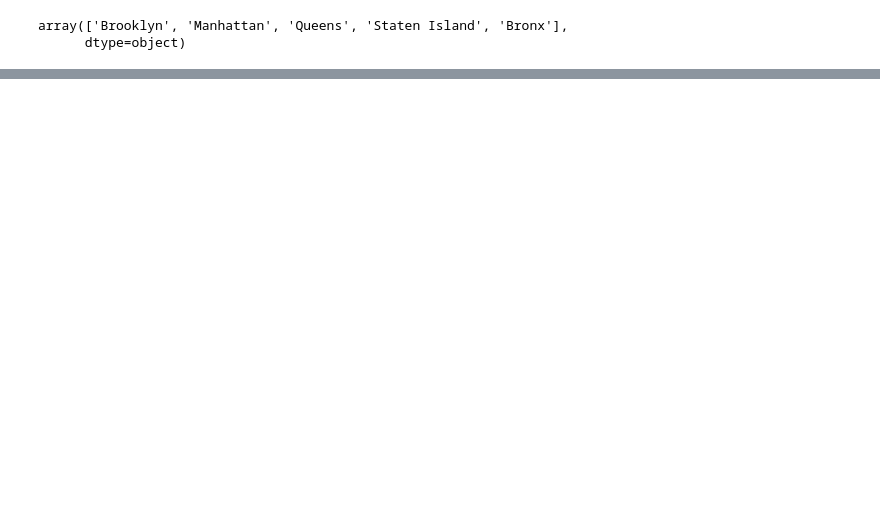
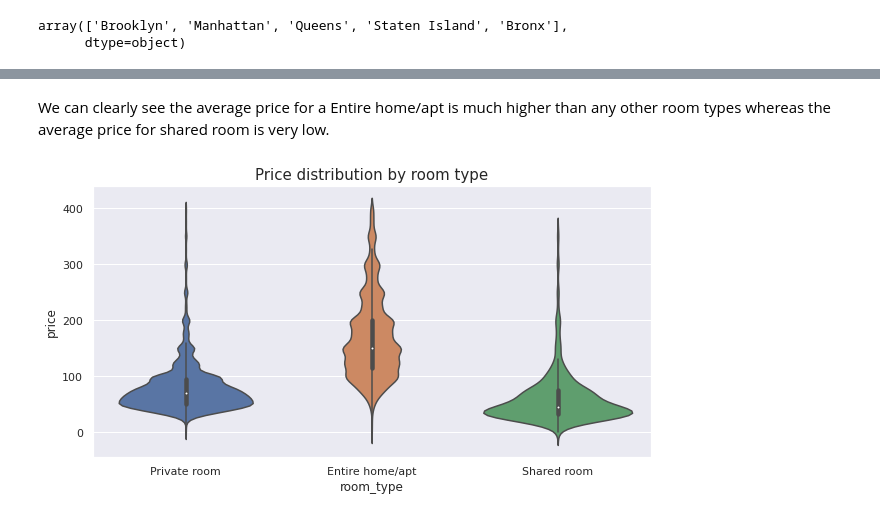
Before and after one commit to Priyabrat845/Airbnb-Booking-Analysis, a Jupyter notebook: Copy_of_Airbnb_Bookings_Analysis_Capstone_Project.ipynb, the cells around one changed output, grey strips where cells are left out. Saved outputs shown, nothing was run; the diff lists cells and outputs as text; code cells hidden in the pictures; blank space fills up the shorter version.

```diff
--- a/Copy_of_Airbnb_Bookings_Analysis_Capstone_Project.ipynb
+++ b/Copy_of_Airbnb_Bookings_Analysis_Capstone_Project.ipynb
@@ -279,0 +449,10 @@ Index(['host_id', 'host_name', 'neighbourhood_group', 'neighbourhood',
+# %% [markdown]
+We can clearly see the average price for a Entire home/apt is much higher than any other room types whereas the average price for shared room is very low.
+# %%
+# using violinplot to showcase density and distribtuion of prices
+plt.figure(figsize=(10,5))
+vio_plt=sns.violinplot(data=adjusted_airbnb_df, x='room_type', y='price')
+vio_plt.set_title('Price distribution by room type',size=15)
+plt.show()
+# %% [output]
+[figure, added]
```
Also changed, not shown: parts of 90 cells of this notebook.
